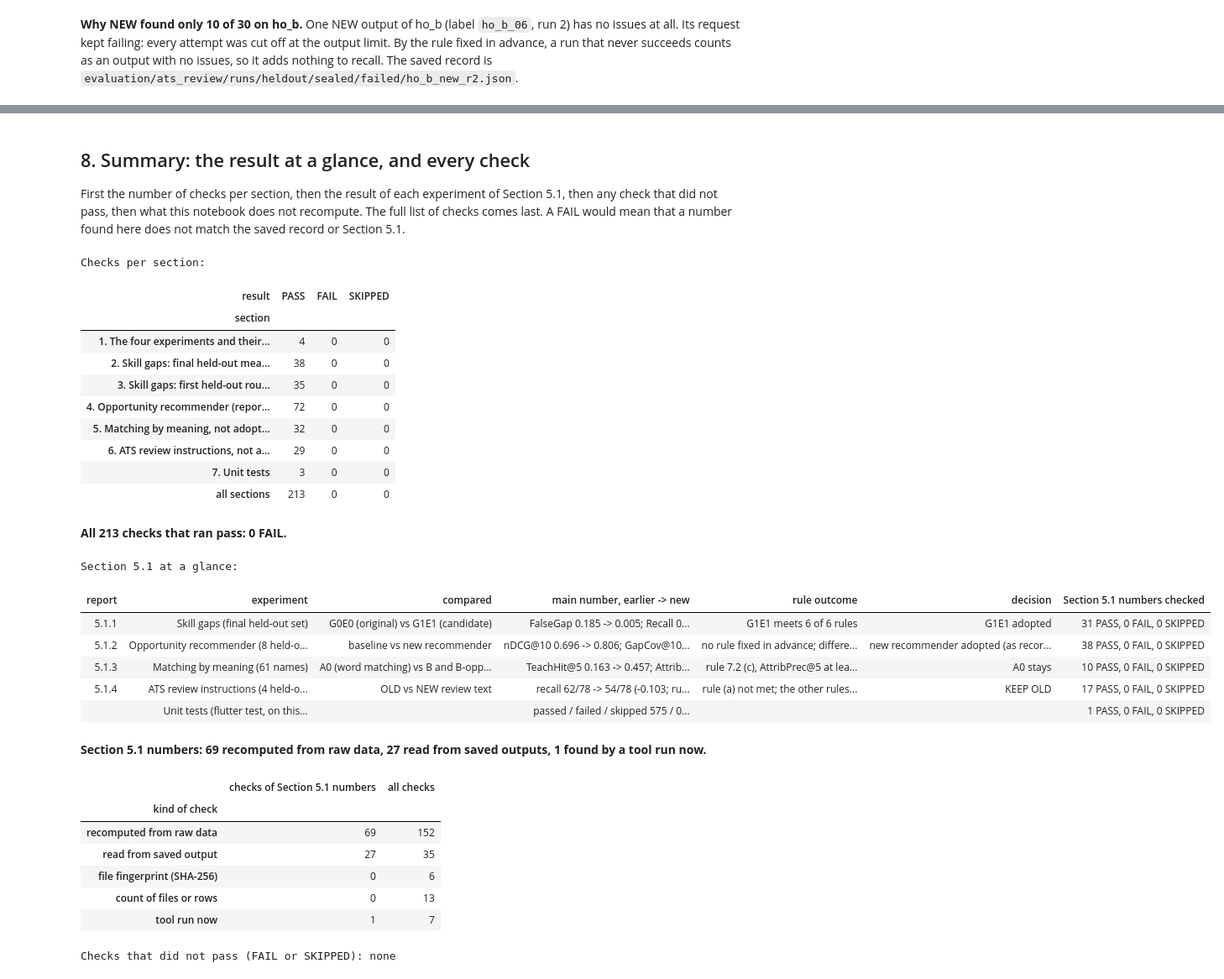
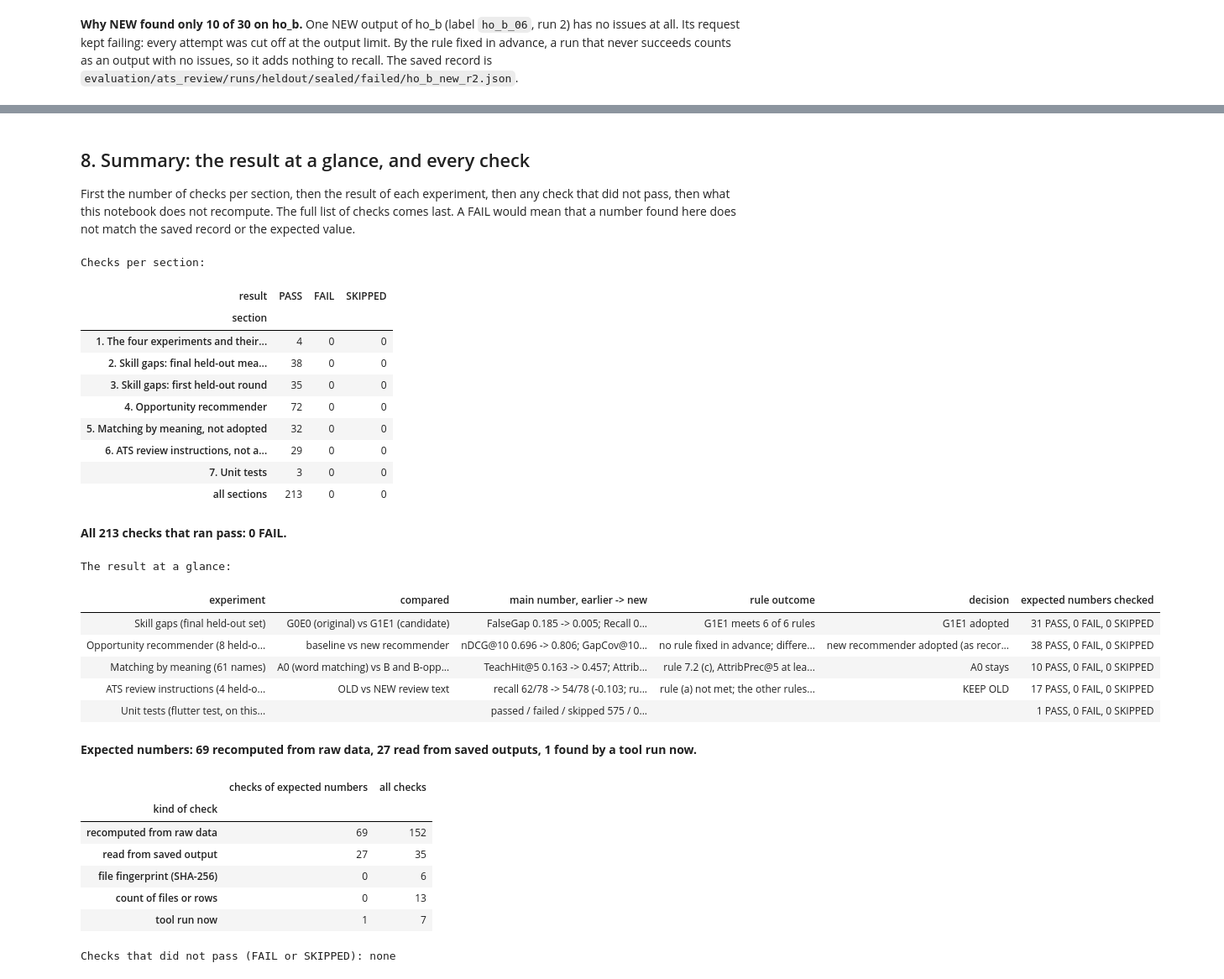
Before and after one commit to joodijana-oss/2026-GP1-18, a Jupyter notebook: evaluation/Masra_Evaluation.ipynb, the cells around one changed output, grey strips where cells are left out. Shown at 84% size. Cells and saved outputs as stored; diff of their text form; code cells hidden in the pictures.

```diff
--- a/evaluation/Masra_Evaluation.ipynb
+++ b/evaluation/Masra_Evaluation.ipynb
@@ -1680,7 +1686,7 @@ def user_label(pid):
 
 
 source = 'recomputed' if 'held-out' in REC_RESULTS else 'saved output'
-users = list(REPORT['recommender']['held-out new nDCG@10'])
+users = list(EXPECTED['recommender']['held-out new nDCG@10'])
 if source == 'recomputed':
     t = REC_RESULTS['held-out']
     nd = {s: t[t['system'] == s].set_index('user')['nDCG@10 recomputed'] for s in SYSTEMS}
@@ -1743,7 +1749,7 @@ print(f"In words: on the held-out users, nDCG@10 rises from {avg_table.loc['nDCG
       f"{avg_table.loc['GapCov@10', 'new']:.3f} and P@5 from {avg_table.loc['P@5', 'baseline']:.3f} to "
       f"{avg_table.loc['P@5', 'new']:.3f}.")
 
-GLANCE['5.1.2'] = {
+GLANCE['recommender'] = {
     'experiment': 'Opportunity recommender (8 held-out users)',
     'compared': 'baseline vs new recommender',
     'main number, earlier -> new': f"nDCG@10 {avg_table.loc['nDCG@10', 'baseline']:.3f} -> {avg_table.loc['nDCG@10', 'new']:.3f}; "
@@ -2069,7 +2075,7 @@ PASS    A0: TeachHit@5 (saved score output): read 0.163 | expected 0.163
 PASS    B: TeachHit@5 (saved score output): read 0.457 | expected 0.457
 # %%
 print('Rule 7.2 (c) evaluated in Python, and the decision:')
-guard = REPORT['matching']['guard']
+guard = EXPECTED['matching']['guard']
 # the Python decision below covers exactly these two candidates, so the saved block must list exactly these
 check_exact(SEC, 'candidates in the saved DECISION RULES block', set(blocks), {'B/10/10/bt', 'B/10/10/bt-opp'},
             rel(scores_path), kind='read')
@@ -2090,18 +2096,18 @@ check_exact(SEC, 'B-opp: outcome of rule "AttribPrec@5 at least 0.70 for opportu
 # (A0's certification list, saved as met).
 passes_72c = {'B/10/10/bt': mine_c['opportunity'] and mine_c['certification'],
               'B/10/10/bt-opp': mine_c['opportunity'] and blocks['B/10/10/bt-opp']['rules']['AttribPrec@5 at least 0.70 for certifications']}
-print('Candidates that meet rule 7.2 (c):', ', '.join(REPORT_NAME[c] for c, ok in passes_72c.items() if ok) or 'none')
+print('Candidates that meet rule 7.2 (c):', ', '.join(SHORT_NAME[c] for c, ok in passes_72c.items() if ok) or 'none')
 mine_decision = ('DECISION: no candidate passes these rules. A0 stays.' if not any(passes_72c.values())
                  else 'not decided here: a candidate meets 7.2 (c), and the other rules are not recomputed')
 saved_decision = lines[dec_end].strip()
 check_exact(SEC, 'decision line', mine_decision, saved_decision, rel(scores_path))
-check_exact(SEC, 'decision as in Section 5.1', saved_decision, REPORT['matching']['decision'], 'Section 5.1', kind='read')
+check_exact(SEC, 'decision as expected', saved_decision, EXPECTED['matching']['decision'], 'expected value', kind='read')
 
 print('\nSaved decision block (read, not recomputed: the bootstrap of the difference, the persona guard and the timing '
       'guard). The timing guard compares speed ratios, candidate time / today\'s time, measured with the Dart script '
       'on the development computer.')
 print('  B (B/10/10/bt): TeachHit@5 against A0', blocks['B/10/10/bt']['difference'])
-show_table(pd.DataFrame([{'candidate': f'{REPORT_NAME[c]} ({c})', 'rule': r, 'rule outcome (saved)': outcome(ok)}
+show_table(pd.DataFrame([{'candidate': f'{SHORT_NAME[c]} ({c})', 'rule': r, 'rule outcome (saved)': outcome(ok)}
                          for c in blocks for r, ok in blocks[c]['rules'].items()]))
 
 rule_text = read_text('tools/gap_eval/decision_rule_r2.txt')
@@ -2112,7 +2118,7 @@ for part in quoted:
     print('\n'.join('  | ' + l for l in part.splitlines()))
     print()
 
-GLANCE['5.1.3'] = {
+GLANCE['matching'] = {
     'experiment': 'Matching by meaning (61 names)',
     'compared': 'A0 (word matching) vs B and B-opp (meaning links)',
     'main number, earlier -> new': f"TeachHit@5 {saved_table.loc['A0', 'TeachHit@5']:.3f} -> {B_teachhit:.3f}; "
@@ -2232,5 +2238,5 @@ In words: B raises TeachHit@5 from 0.163 to 0.457; its AttribPrec@5 is 0.691 for
 # %%
-SEC = '6. ATS review instructions, not adopted (report 5.1.4)'
+SEC = '6. ATS review instructions, not adopted'
 ATS = Path('evaluation/ats_review')
 readme = read_text('evaluation/README.md')
 readme_hashes = re.findall(r'`(grades_[a-z_]+\.(?:csv|md))`: ([0-9a-f]{64})', readme)
@@ -2618,9 +2624,9 @@ else:
     tot = table.loc['all test files']
     TESTS = (int(tot['passed']), int(tot['failed']), int(tot['skipped']))
     check_exact(SEC, 'unit tests: passed / failed / skipped', ' / '.join(map(str, TESTS)),
-                f"{REPORT['tests']['passed']} / {REPORT['tests']['failed']} / {REPORT['tests']['skipped']}",
-                'report (about 575 tests, 1 skipped)', kind='run')
-    check_exact(SEC, 'test files run', len(per_file), REPORT['tests']['files'], 'test/', kind='run')
+                f"{EXPECTED['tests']['passed']} / {EXPECTED['tests']['failed']} / {EXPECTED['tests']['skipped']}",
+                'expected (about 575 tests, 1 skipped)', kind='run')
+    check_exact(SEC, 'test files run', len(per_file), EXPECTED['tests']['files'], 'test/', kind='run')
     check_exact(SEC, 'the test run reported success', success, True, 'flutter test --machine', kind='run')
 GLANCE['tests'] = {
     'experiment': 'Unit tests (flutter test, on this computer)',
@@ -2662,7 +2668,7 @@ PASS    the test run reported success: found yes | expected yes
 # %% [markdown]
 ## 8. Summary: the result at a glance, and every check
 
-First the number of checks per section, then the result of each experiment of Section 5.1, then any check that did not pass, then what this notebook does not recompute. The full list of checks comes last. A FAIL would mean that a number found here does not match the saved record or Section 5.1.
+First the number of checks per section, then the result of each experiment, then any check that did not pass, then what this notebook does not recompute. The full list of checks comes last. A FAIL would mean that a number found here does not match the saved record or the expected value.
 # %%
 summary = pd.DataFrame(CHECKS)
 RESULTS = ['PASS', 'FAIL', 'SKIPPED']
@@ -2682,57 +2688,56 @@ else:
     text = (f"**{counts['FAIL']} checks FAIL** ({counts['PASS']} pass, {counts['SKIPPED']} skipped). "
             'They are listed in the table "Checks that did not pass" below.')
 display(Markdown(text))
 
-# ---- Section 5.1 at a glance: one row per experiment
-is_report = summary['source'].str.startswith(('Section 5.1', 'report'))
+# ---- the result at a glance: one row per experiment
+is_expected = summary['source'].str.startswith('expected')
 glance_rows = []
-for tag, section_tag in (('5.1.1', '(report 5.1.1)'), ('5.1.2', '(report 5.1.2)'), ('5.1.3', '(report 5.1.3)'),
-                         ('5.1.4', '(report 5.1.4)'), ('tests', '7. Unit tests')):
+for tag, prefixes in (('gaps', ('2. ', '3. ')), ('recommender', ('4. ',)), ('matching', ('5. ',)),
+                      ('ats', ('6. ',)), ('tests', ('7. ',))):
     g = GLANCE.get(tag, {'experiment': f'{tag}: section did not finish'})
-    rows = summary[is_report & summary['section'].str.contains(section_tag, regex=False)]
+    rows = summary[is_expected & summary['section'].str.startswith(prefixes)]
     n = rows['result'].value_counts().reindex(RESULTS, fill_value=0)
-    glance_rows.append({'report': '' if tag == 'tests' else tag, **g,
-                        'Section 5.1 numbers checked': f"{n['PASS']} PASS, {n['FAIL']} FAIL, {n['SKIPPED']} SKIPPED"})
-print('\nSection 5.1 at a glance:')
+    glance_rows.append({**g, 'expected numbers checked': f"{n['PASS']} PASS, {n['FAIL']} FAIL, {n['SKIPPED']} SKIPPED"})
+print('\nThe result at a glance:')
 show_table(pd.DataFrame(glance_rows).fillna(''))
 
-rep = summary[is_report]
-kind_table = pd.DataFrame({'checks of Section 5.1 numbers': rep['kind'].value_counts(),
+exp = summary[is_expected]
+kind_table = pd.DataFrame({'checks of expected numbers': exp['kind'].value_counts(),
                            'all checks': summary['kind'].value_counts()}).reindex([v[0] for v in KINDS.values()])
 kind_table = kind_table.fillna(0).astype(int)
 kind_table.index.name = 'kind of check'
-by_kind = rep['kind'].value_counts()
-display(Markdown(f"**Section 5.1 numbers: {by_kind.get(KINDS['recomputed'][0], 0)} recomputed from raw data, "
+by_kind = exp['kind'].value_counts()
+display(Markdown(f"**Expected numbers: {by_kind.get(KINDS['recomputed'][0], 0)} recomputed from raw data, "
                  f"{by_kind.get(KINDS['read'][0], 0)} read from saved outputs, "
                  f"{by_kind.get(KINDS['run'][0], 0)} found by a tool run now.**"))
 display(kind_table)
 
 bad = summary[summary['result'] != 'PASS']
 print('\nChecks that did not pass (FAIL or SKIPPED):', 'none' if bad.empty else f'{len(bad)}')
 if not bad.empty:
     show_table(bad[['result', 'section', 'check', 'kind', 'found', 'expected', 'source']])
 # %% [output]
 Checks per section:
 | result | PASS | FAIL | SKIPPED |
 | section |  |  |  |
 | 1. The four experiments and their... | 4 | 0 | 0 |
 | 2. Skill gaps: final held-out mea... | 38 | 0 | 0 |
-| 3. Skill gaps: first held-out rou... | 35 | 0 | 0 |
-| 4. Opportunity recommender (repor... | 72 | 0 | 0 |
-| 5. Matching by meaning, not adopt... | 32 | 0 | 0 |
+| 3. Skill gaps: first held-out round | 35 | 0 | 0 |
+| 4. Opportunity recommender | 72 | 0 | 0 |
+| 5. Matching by meaning, not adopted | 32 | 0 | 0 |
 | 6. ATS review instructions, not a... | 29 | 0 | 0 |
 | 7. Unit tests | 3 | 0 | 0 |
 | all sections | 213 | 0 | 0 |
 **All 213 checks that ran pass: 0 FAIL.**
-Section 5.1 at a glance:
+The result at a glance:
-| report | experiment | compared | main number, earlier -> new | rule outcome | decision | Section 5.1 numbers checked |
-| 5.1.1 | Skill gaps (final held-out set) | G0E0 (original) vs G1E1 (candidate) | FalseGap 0.185 -> 0.005; Recall 0... | G1E1 meets 6 of 6 rules | G1E1 adopted | 31 PASS, 0 FAIL, 0 SKIPPED |
-| 5.1.2 | Opportunity recommender (8 held-o... | baseline vs new recommender | nDCG@10 0.696 -> 0.806; GapCov@10... | no rule fixed in advance; differe... | new recommender adopted (as recor... | 38 PASS, 0 FAIL, 0 SKIPPED |
-| 5.1.3 | Matching by meaning (61 names) | A0 (word matching) vs B and B-opp... | TeachHit@5 0.163 -> 0.457; Attrib... | rule 7.2 (c), AttribPrec@5 at lea... | A0 stays | 10 PASS, 0 FAIL, 0 SKIPPED |
-| 5.1.4 | ATS review instructions (4 held-o... | OLD vs NEW review text | recall 62/78 -> 54/78 (-0.103; ru... | rule (a) not met; the other rules... | KEEP OLD | 17 PASS, 0 FAIL, 0 SKIPPED |
-|  | Unit tests (flutter test, on this... |  | passed / failed / skipped 575 / 0... |  |  | 1 PASS, 0 FAIL, 0 SKIPPED |
+| experiment | compared | main number, earlier -> new | rule outcome | decision | expected numbers checked |
+| Skill gaps (final held-out set) | G0E0 (original) vs G1E1 (candidate) | FalseGap 0.185 -> 0.005; Recall 0... | G1E1 meets 6 of 6 rules | G1E1 adopted | 31 PASS, 0 FAIL, 0 SKIPPED |
+| Opportunity recommender (8 held-o... | baseline vs new recommender | nDCG@10 0.696 -> 0.806; GapCov@10... | no rule fixed in advance; differe... | new recommender adopted (as recor... | 38 PASS, 0 FAIL, 0 SKIPPED |
+| Matching by meaning (61 names) | A0 (word matching) vs B and B-opp... | TeachHit@5 0.163 -> 0.457; Attrib... | rule 7.2 (c), AttribPrec@5 at lea... | A0 stays | 10 PASS, 0 FAIL, 0 SKIPPED |
+| ATS review instructions (4 held-o... | OLD vs NEW review text | recall 62/78 -> 54/78 (-0.103; ru... | rule (a) not met; the other rules... | KEEP OLD | 17 PASS, 0 FAIL, 0 SKIPPED |
+| Unit tests (flutter test, on this... |  | passed / failed / skipped 575 / 0... |  |  | 1 PASS, 0 FAIL, 0 SKIPPED |
-**Section 5.1 numbers: 69 recomputed from raw data, 27 read from saved outputs, 1 found by a tool run now.**
+**Expected numbers: 69 recomputed from raw data, 27 read from saved outputs, 1 found by a tool run now.**
-|  | checks of Section 5.1 numbers | all checks |
+|  | checks of expected numbers | all checks |
 | kind of check |  |  |
 | recomputed from raw data | 69 | 152 |
 | read from saved output | 27 | 35 |
```
Also changed, not shown: parts of 33 cells of this notebook, 3 other files.
